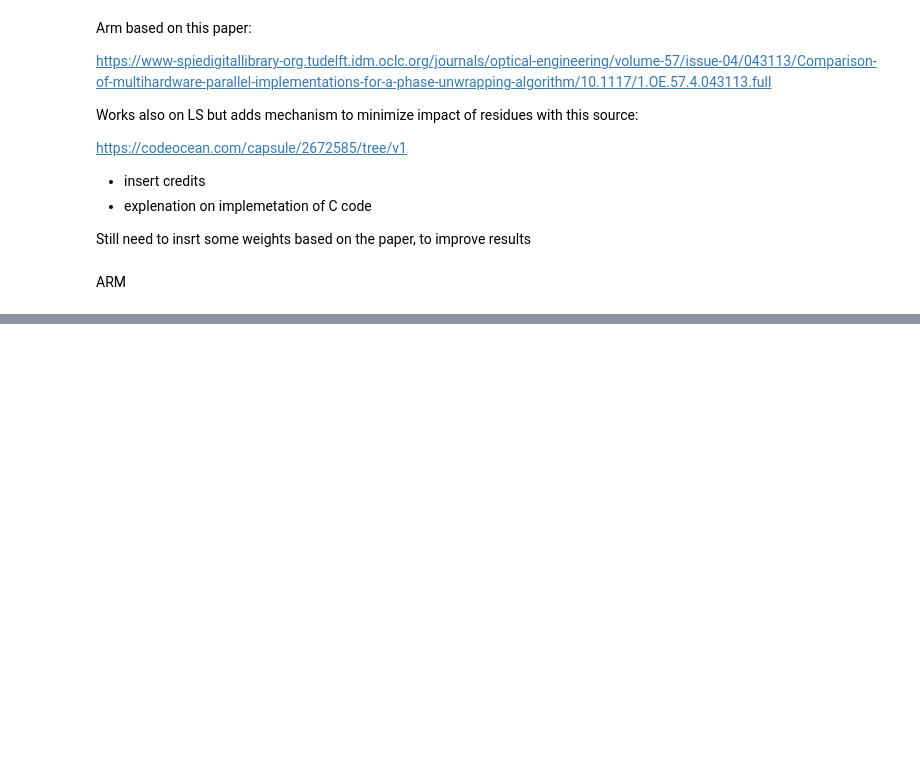
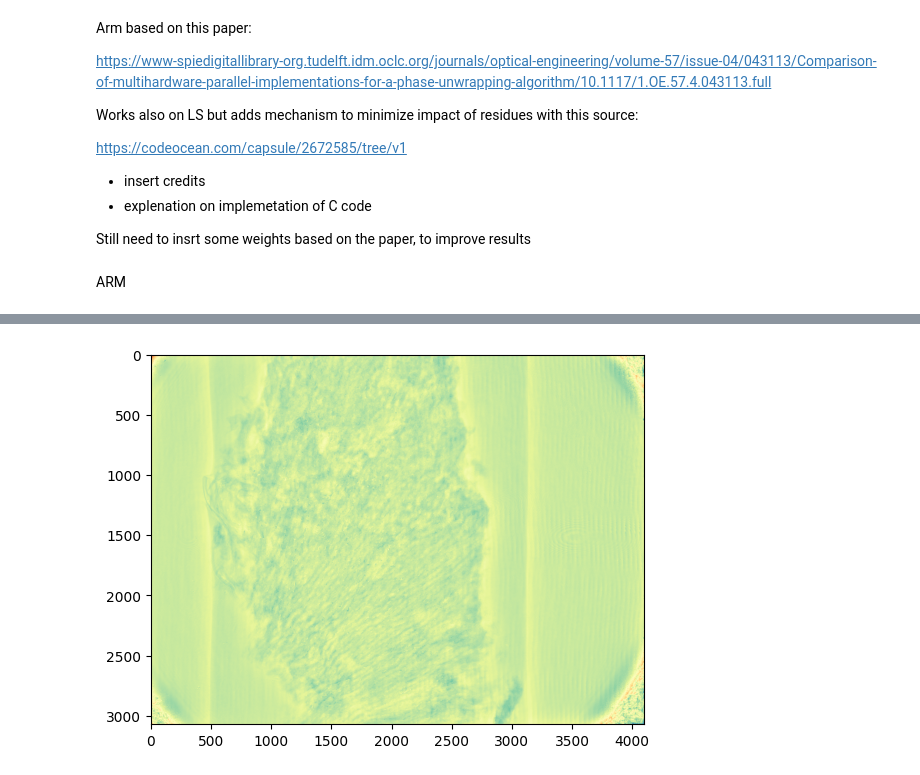
Before and after one commit to oheymans/odt-thesis, a Jupyter notebook: notebooks/ARM.ipynb, the cells around one changed output, grey strips where cells are left out. Saved outputs shown, nothing was run; the diff lists cells and outputs as text; code cells hidden in the pictures; blank space fills up the shorter version.

```diff
--- a/notebooks/ARM.ipynb
+++ b/notebooks/ARM.ipynb
@@ -109,0 +166,5 @@ phi_unw min/max: -23.447269053418314 23.385499380129534
+# %%
+plt.imshow(phi_unwrapped, cmap="Spectral")
+plt.show()
+# %% [output]
+[figure, added]
```
Also changed, not shown: parts of 15 cells of this notebook, 1 other file.
